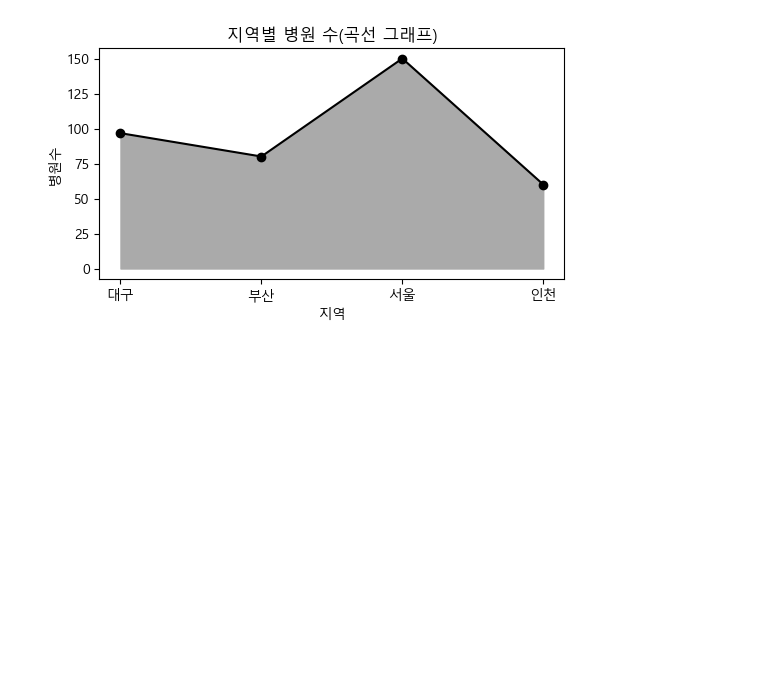
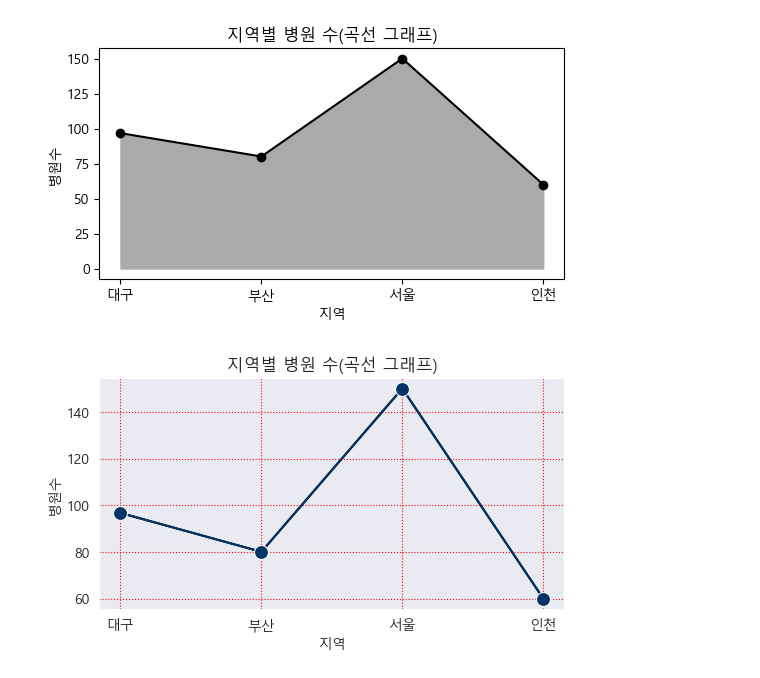
Before and after one commit to kim44690829-collab/Python2026, a Jupyter notebook: jupyter/plot_graph.ipynb, the cells around one changed output. Drawn from its saved outputs; the diff is of its cells as text; code cells hidden in the pictures; blank space fills up the shorter version.

```diff
--- a/jupyter/plot_graph.ipynb
+++ b/jupyter/plot_graph.ipynb
@@ -58,3 +58,72 @@ plt.ylabel('병원수')
 plt.show()
 # %% [output]
 [figure]
+# %%
+import pandas as pd
+import matplotlib.pyplot as plt
+import seaborn as sns
+
+# 숫자 계산 쉽게하는 라이브러리
+import numpy as np
+# 데이터 사이를 부드럽게 연결해주는 함수
+from scipy.interpolate import make_interp_spline
+
+# 데이터 생성하기
+df1 = pd.DataFrame({
+    "지역" : ["서울", "부산", "대구"],
+    "총인구" : [1000000, 300000, 200000]
+})
+
+df2 = pd.DataFrame({
+    "지역" : ["서울", "부산", "인천"],
+    "병원수" : [150, 80, 60]
+})
+
+# 데이터 전처리를 위해 merge(병합)을 진행한다.
+# outer로 병합하면 df1과 df2가 합집합이 된다.
+merged = pd.merge(df1, df2, on = "지역", how = "outer")
+merged
+
+# 결측치 처리를 진행한다.
+# 결측치는 병원수와 총인구의 평균으로 정의한다.
+merged["총인구"] = merged["총인구"].fillna(merged["총인구"].mean())
+merged["병원수"] = merged["병원수"].fillna(merged["병원수"].mean())
+merged
+
+# seaborn 스타일 지정
+sns.set_style('dark') # 배경 스타일 설정, / dark: 그리드 없이 어두운 배경 지정, whitegrid : 그리드 있는 흰 배경
+sns.set_palette('pastel') # 색상 스타일 지정 / deep : 진하게 , pastel
+
+# -------------------------------------
+# 반드시 한극 깨짐 현상 코드 삽입
+# -------------------------------------
+
+plt.rcParams['font.family'] = 'Malgun Gothic'
+plt.rcParams['axes.unicode_minus'] = False
+
+plt.figure(figsize=(6,3))
+
+plt.plot(merged['지역'], merged['병원수'], marker = 'o', color = 'black')
+
+# 꺾은선 영역 그래프
+# fill_between(x,y) => x축 기준으로 선아래를 채워라
+# plt.fill_between(x,y,alpha = 0.3) => 투명도 0.1 : 거의 안보임  / 03. : 적당 / 1 ~ : 아주 진함
+# plt.fill_between(merged['지역'], merged['병원수'], alpha = 1, color = '#aaa')
+ax = sns.lineplot(x='지역', y='병원수', data=merged, marker='o', markersize=10, color='#003366')
+
+# x 축을 숫자로 변환
+x = np.arange(len(merged['지역']))
+y = merged['병원수']
+smooth = np.linspace(x.min(), x.max(), 300)
+smooth02 = make_interp_spline(x,y)(smooth)
+# plt.plot(smooth, smooth02)
+
+plt.title('지역별 병원 수(곡선 그래프)')
+plt.xlabel('지역')
+plt.ylabel('병원수')
+
+plt.grid(linestyle=':', color='red')
+
+plt.show()
+# %% [output]
+[figure, added]
```
Also changed, not shown: 2 other files.
